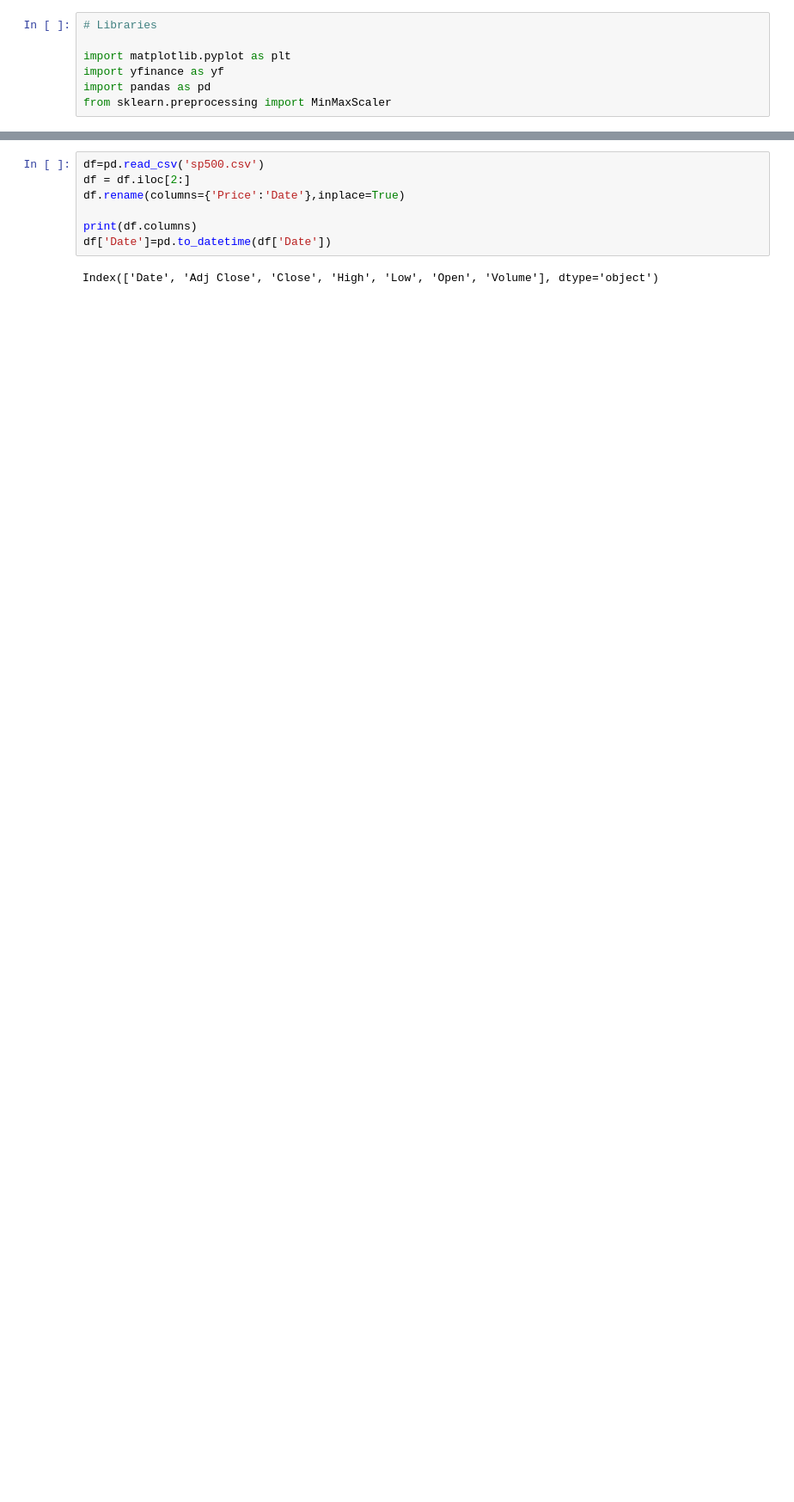
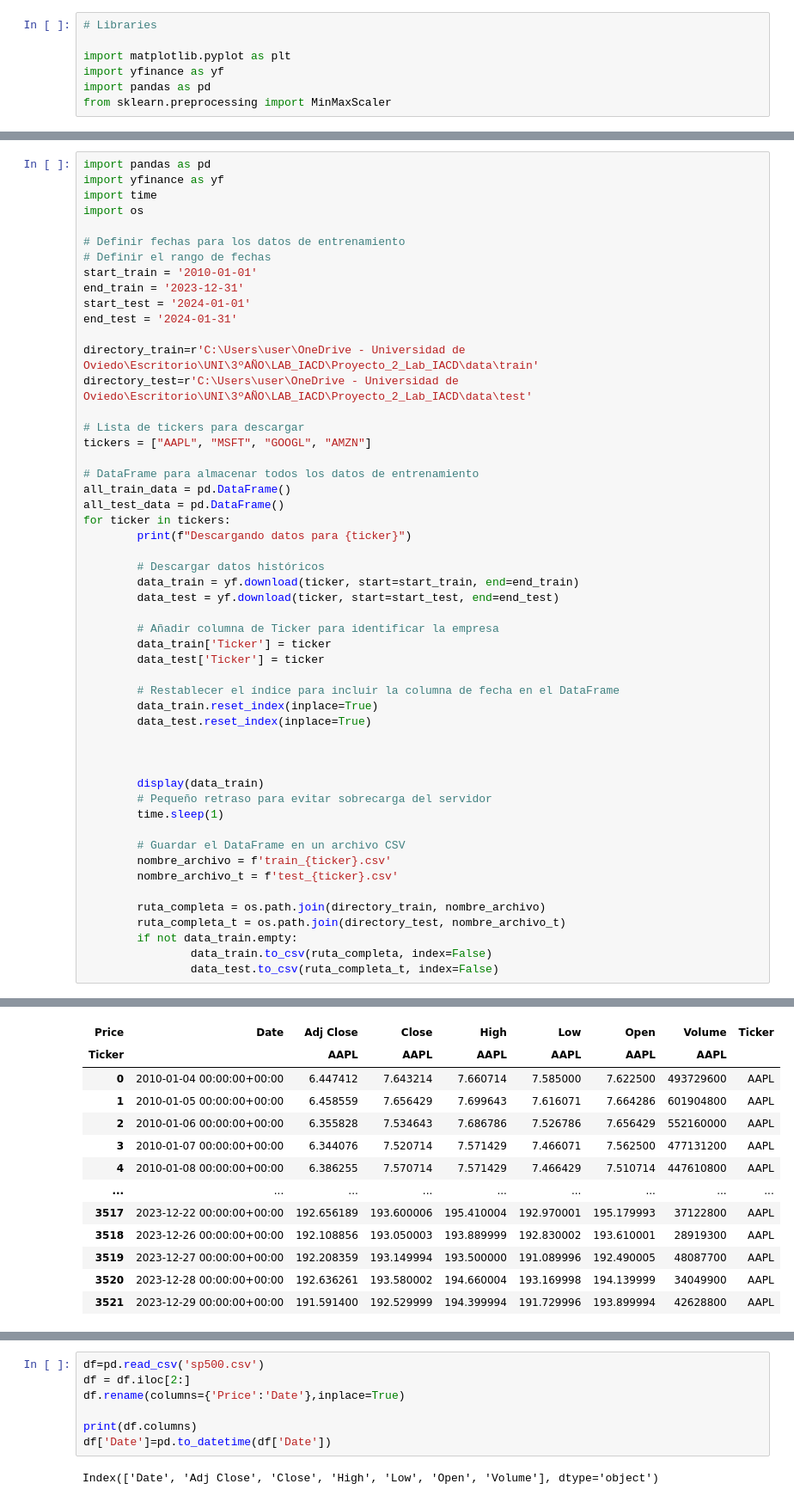
Before and after one commit to alfredofdlv/Proyect2_LABIACD, a Jupyter notebook: Notebook.ipynb, the cells around one changed output, grey strips where cells are left out. Shown: that part at 86% size. Saved outputs shown, nothing was run; the diff lists cells and outputs as text; blank space fills up the shorter version.

```diff
--- a/Notebook.ipynb
+++ b/Notebook.ipynb
@@ -26,0 +38,53 @@ S&P 500 index data saved to sp500.csv
+# %%
+import pandas as pd
+import yfinance as yf
+import time
+import os
+
+# Definir fechas para los datos de entrenamiento
+# Definir el rango de fechas
+start_train = '2010-01-01'
+end_train = '2023-12-31'
+start_test = '2024-01-01'
+end_test = '2024-01-31'
+
+directory_train=r'C:\Users\user\OneDrive - Universidad de Oviedo\Escritorio\UNI\3ºAÑO\LAB_IACD\Proyecto_2_Lab_IACD\data\train'
+directory_test=r'C:\Users\user\OneDrive - Universidad de Oviedo\Escritorio\UNI\3ºAÑO\LAB_IACD\Proyecto_2_Lab_IACD\data\test'
+
+# Lista de tickers para descargar
+tickers = ["AAPL", "MSFT", "GOOGL", "AMZN"]
+
+# DataFrame para almacenar todos los datos de entrenamiento
+all_train_data = pd.DataFrame()
+all_test_data = pd.DataFrame()
+for ticker in tickers:
+        print(f"Descargando datos para {ticker}")
+
+        # Descargar datos históricos
+        data_train = yf.download(ticker, start=start_train, end=end_train)
+        data_test = yf.download(ticker, start=start_test, end=end_test)
+
+        # Añadir columna de Ticker para identificar la empresa
+        data_train['Ticker'] = ticker
+        data_test['Ticker'] = ticker
+
+        # Restablecer el índice para incluir la columna de fecha en el DataFrame
+        data_train.reset_index(inplace=True)
+        data_test.reset_index(inplace=True)
+
+
+
+        display(data_train)
+        # Pequeño retraso para evitar sobrecarga del servidor
+        time.sleep(1)
+
+        # Guardar el DataFrame en un archivo CSV
+        nombre_archivo = f'train_{ticker}.csv'
+        nombre_archivo_t = f'test_{ticker}.csv'
+
+        ruta_completa = os.path.join(directory_train, nombre_archivo)
+        ruta_completa_t = os.path.join(directory_test, nombre_archivo_t)
+        if not data_train.empty:
+                data_train.to_csv(ruta_completa, index=False)
+                data_test.to_csv(ruta_completa_t, index=False)
+# %% [output]
@@ -26,0 +94,13 @@ S&P 500 index data saved to sp500.csv
+| Price | Date | Adj Close | Close | High | Low | Open | Volume | Ticker |
+| Ticker |  | AAPL | AAPL | AAPL | AAPL | AAPL | AAPL |  |
+| 0 | 2010-01-04 00:00:00+00:00 | 6.447412 | 7.643214 | 7.660714 | 7.585000 | 7.622500 | 493729600 | AAPL |
+| 1 | 2010-01-05 00:00:00+00:00 | 6.458559 | 7.656429 | 7.699643 | 7.616071 | 7.664286 | 601904800 | AAPL |
+| 2 | 2010-01-06 00:00:00+00:00 | 6.355828 | 7.534643 | 7.686786 | 7.526786 | 7.656429 | 552160000 | AAPL |
+| 3 | 2010-01-07 00:00:00+00:00 | 6.344076 | 7.520714 | 7.571429 | 7.466071 | 7.562500 | 477131200 | AAPL |
+| 4 | 2010-01-08 00:00:00+00:00 | 6.386255 | 7.570714 | 7.571429 | 7.466429 | 7.510714 | 447610800 | AAPL |
+| ... | ... | ... | ... | ... | ... | ... | ... | ... |
+| 3517 | 2023-12-22 00:00:00+00:00 | 192.656189 | 193.600006 | 195.410004 | 192.970001 | 195.179993 | 37122800 | AAPL |
+| 3518 | 2023-12-26 00:00:00+00:00 | 192.108856 | 193.050003 | 193.889999 | 192.830002 | 193.610001 | 28919300 | AAPL |
+| 3519 | 2023-12-27 00:00:00+00:00 | 192.208359 | 193.149994 | 193.500000 | 191.089996 | 192.490005 | 48087700 | AAPL |
+| 3520 | 2023-12-28 00:00:00+00:00 | 192.636261 | 193.580002 | 194.660004 | 193.169998 | 194.139999 | 34049900 | AAPL |
+| 3521 | 2023-12-29 00:00:00+00:00 | 191.591400 | 192.529999 | 194.399994 | 191.729996 | 193.899994 | 42628800 | AAPL |
```
Also changed, not shown: parts of 15 cells of this notebook.
